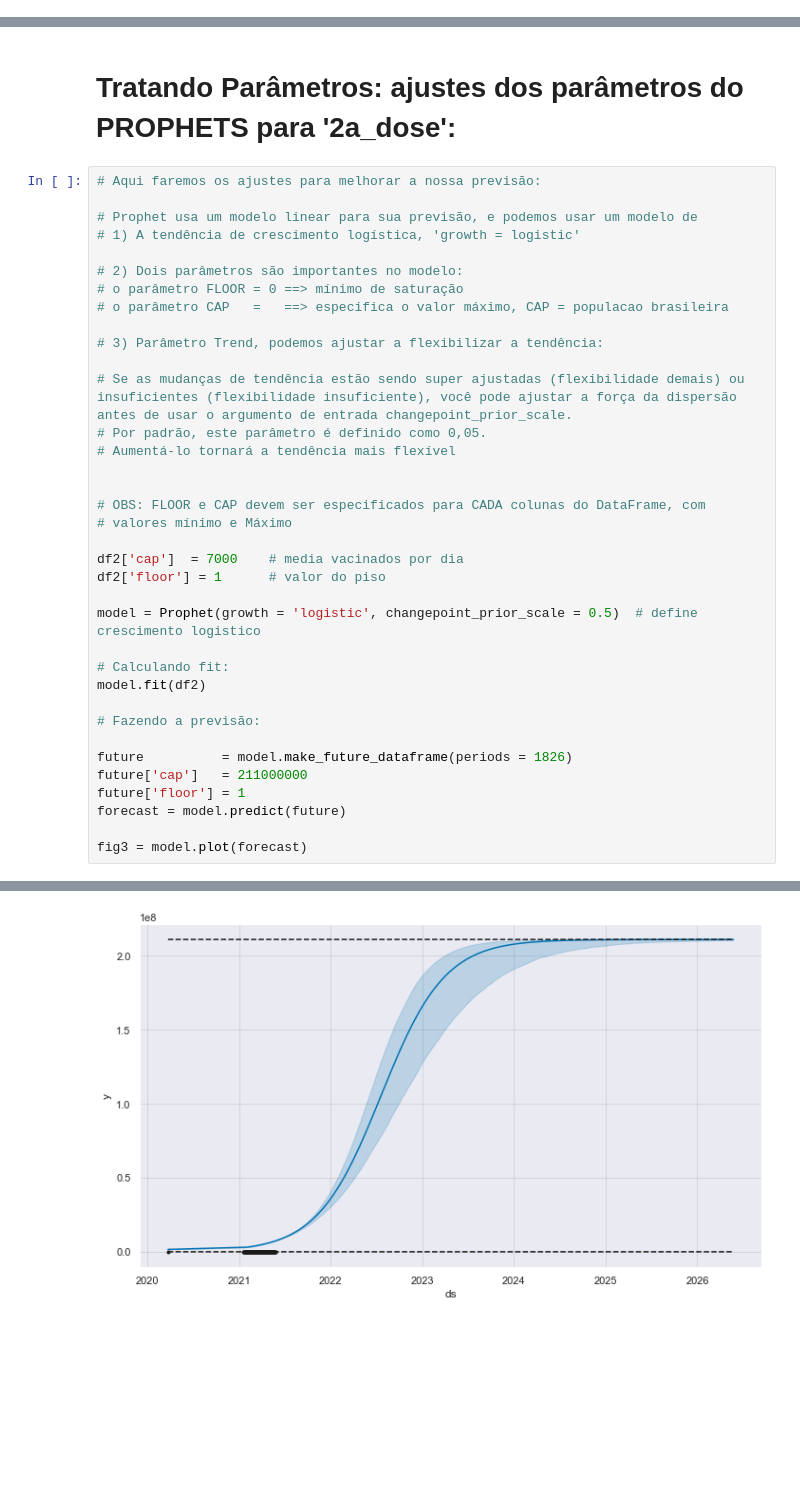
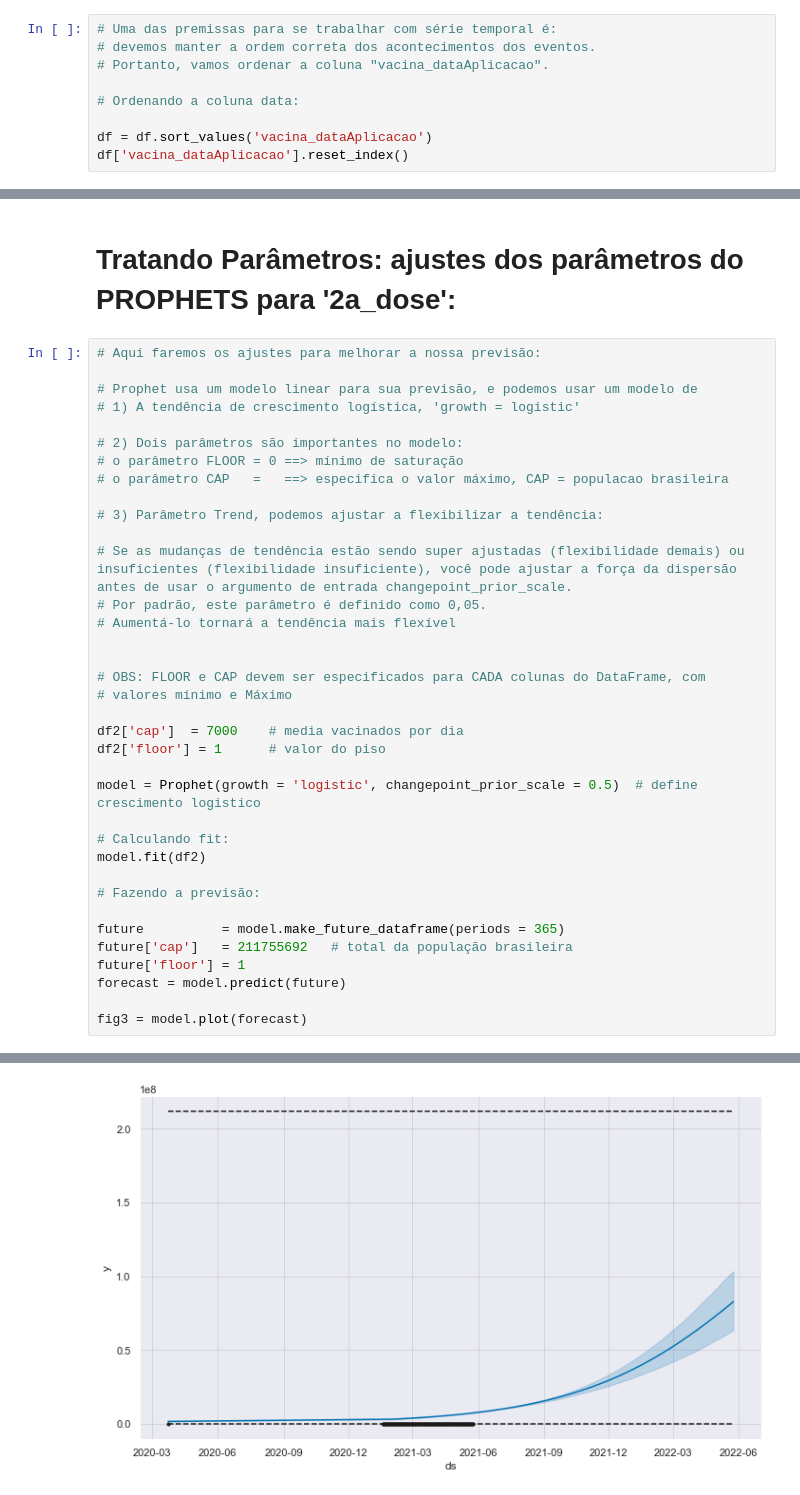
Before and after one commit to nubia-mp1211/Projeto-Final, a Jupyter notebook: ATUAL -Tratando-Vacinados e Previsoes.ipynb, the cells around one changed output, grey strips where cells are left out. Drawn from its saved outputs; the diff is of its cells as text; blank space fills up the shorter version.

```diff
--- a/ATUAL -Tratando-Vacinados e Previsoes.ipynb
+++ b/ATUAL -Tratando-Vacinados e Previsoes.ipynb
@@ -104,0 +109,9 @@ Name: vacina_dataAplicacao, Length: 61478, dtype: object
+# %%
+# Uma das premissas para se trabalhar com série temporal é:
+# devemos manter a ordem correta dos acontecimentos dos eventos.
+# Portanto, vamos ordenar a coluna "vacina_dataAplicacao".
+
+# Ordenando a coluna data:
+
+df = df.sort_values('vacina_dataAplicacao')
+df['vacina_dataAplicacao'].reset_index()
@@ -584,36 +629,36 @@ model = Prophet(daily_seasonality      = False,
 # o parâmetro FLOOR = 0 ==> mínimo de saturação
 # o parâmetro CAP   =   ==> especifica o valor máximo, CAP = populacao brasileira
 
 # 3) Parâmetro Trend, podemos ajustar a flexibilizar a tendência:
 
 # Se as mudanças de tendência estão sendo super ajustadas (flexibilidade demais) ou insuficientes (flexibilidade insuficiente), você pode ajustar a força da dispersão antes de usar o argumento de entrada changepoint_prior_scale.
 # Por padrão, este parâmetro é definido como 0,05.
 # Aumentá-lo tornará a tendência mais flexível
 
 
 # OBS: FLOOR e CAP devem ser especificados para CADA colunas do DataFrame, com
 # valores mínimo e Máximo
 
 df2['cap']  = 7000    # media vacinados por dia
 df2['floor'] = 1      # valor do piso
 
 model = Prophet(growth = 'logistic', changepoint_prior_scale = 0.5)  # define crescimento logistico
 
 # Calculando fit:
 model.fit(df2)
 
 # Fazendo a previsão:
 
-future          = model.make_future_dataframe(periods = 1826)
-future['cap']   = 211000000
+future          = model.make_future_dataframe(periods = 365)
+future['cap']   = 211755692   # total da população brasileira
 future['floor'] = 1
 forecast = model.predict(future)
 
 fig3 = model.plot(forecast)
 # %% [output]
 INFO:prophet:Disabling yearly seasonality. Run prophet with yearly_seasonality=True to override this.
 INFO:prophet:Disabling daily seasonality. Run prophet with daily_seasonality=True to override this.
-[figure, old version]
+[figure, new version]
 # %%
 # Explicando as métricas:
 
```
Also changed, not shown: parts of 38 cells of this notebook.
